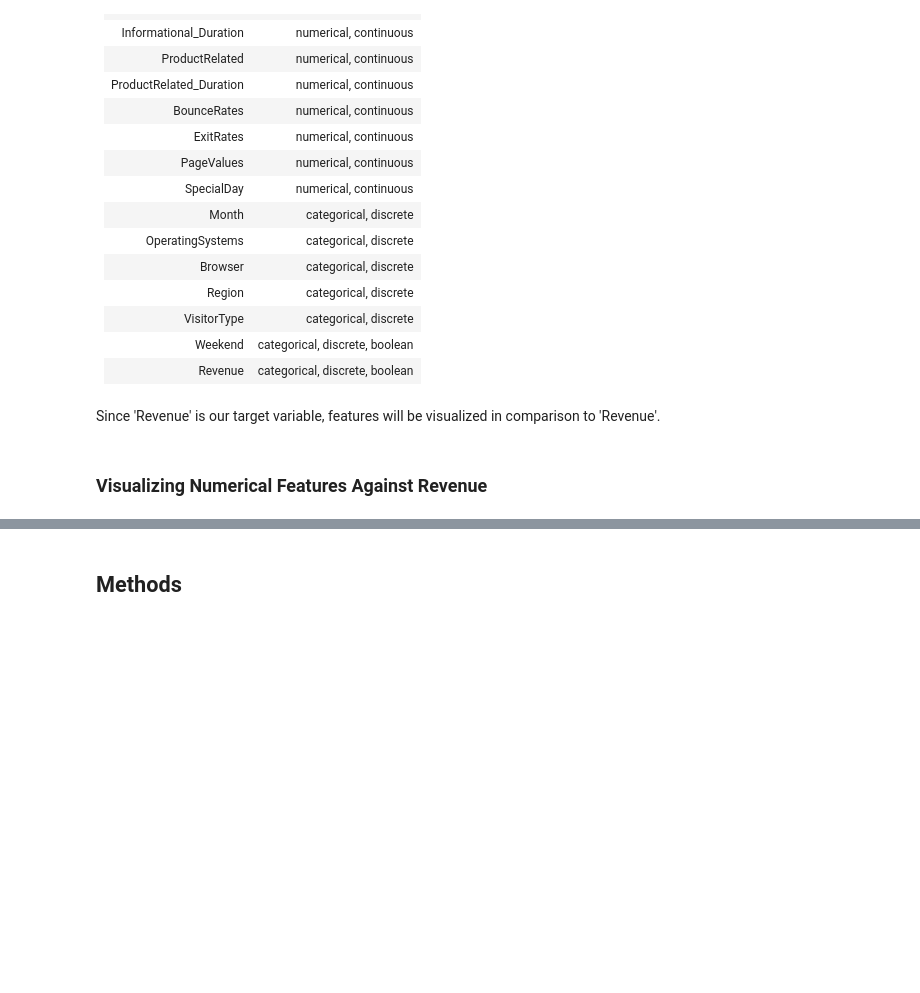
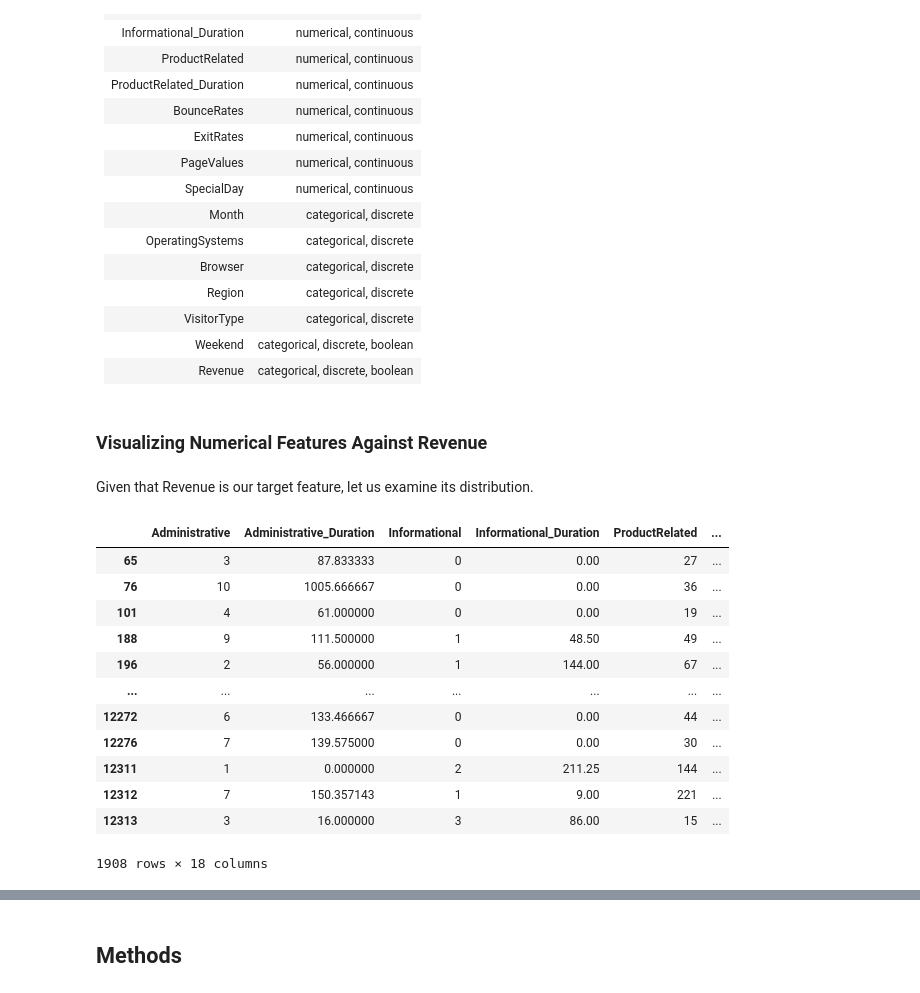
Before and after one commit to DSCI-310-2024/DSCI-310_Group-Project_Group8_Purchasing-Intent-Analysis, a Jupyter notebook: project/Milestone1.ipynb, the cells around one changed output, grey strips where cells are left out. Cells and saved outputs as stored; diff of their text form; code cells hidden in the pictures; blank space fills up the shorter version.

```diff
--- a/project/Milestone1.ipynb
+++ b/project/Milestone1.ipynb
@@ -189,8 +186,6 @@ To inform the chosen method of visualization, let us first document if the featu
 | VisitorType | categorical, discrete |
 | Weekend | categorical, discrete, boolean |
 | Revenue | categorical, discrete, boolean |
-# %% [markdown]
-Since 'Revenue' is our target variable, features will be visualized in comparison to 'Revenue'.
 # %% [markdown]
 ### Visualizing Numerical Features Against Revenue
 # %%
@@ -198,3 +193,21 @@ Since 'Revenue' is our target variable, features will be visualized in compariso
 numerical_features = ['Administrative', 'Administrative_Duration', 'Informational',
                       'Informational_Duration', 'ProductRelated', 'ProductRelated_Duration',
                       'BounceRates', 'ExitRates', "PageValues", 'SpecialDay']
+# %% [markdown]
+Given that Revenue is our target feature, let us examine its distribution.
+# %%
+data[data['Revenue'] == True]
+# %% [output]
+|  | Administrative | Administrative_Duration | Informational | Informational_Duration | ProductRelated | ... |
+| 65 | 3 | 87.833333 | 0 | 0.00 | 27 | ... |
+| 76 | 10 | 1005.666667 | 0 | 0.00 | 36 | ... |
+| 101 | 4 | 61.000000 | 0 | 0.00 | 19 | ... |
+| 188 | 9 | 111.500000 | 1 | 48.50 | 49 | ... |
+| 196 | 2 | 56.000000 | 1 | 144.00 | 67 | ... |
+| ... | ... | ... | ... | ... | ... | ... |
+| 12272 | 6 | 133.466667 | 0 | 0.00 | 44 | ... |
+| 12276 | 7 | 139.575000 | 0 | 0.00 | 30 | ... |
+| 12311 | 1 | 0.000000 | 2 | 211.25 | 144 | ... |
+| 12312 | 7 | 150.357143 | 1 | 9.00 | 221 | ... |
+| 12313 | 3 | 16.000000 | 3 | 86.00 | 15 | ... |
+1908 rows × 18 columns
```
Also changed, not shown: parts of 10 cells of this notebook.
